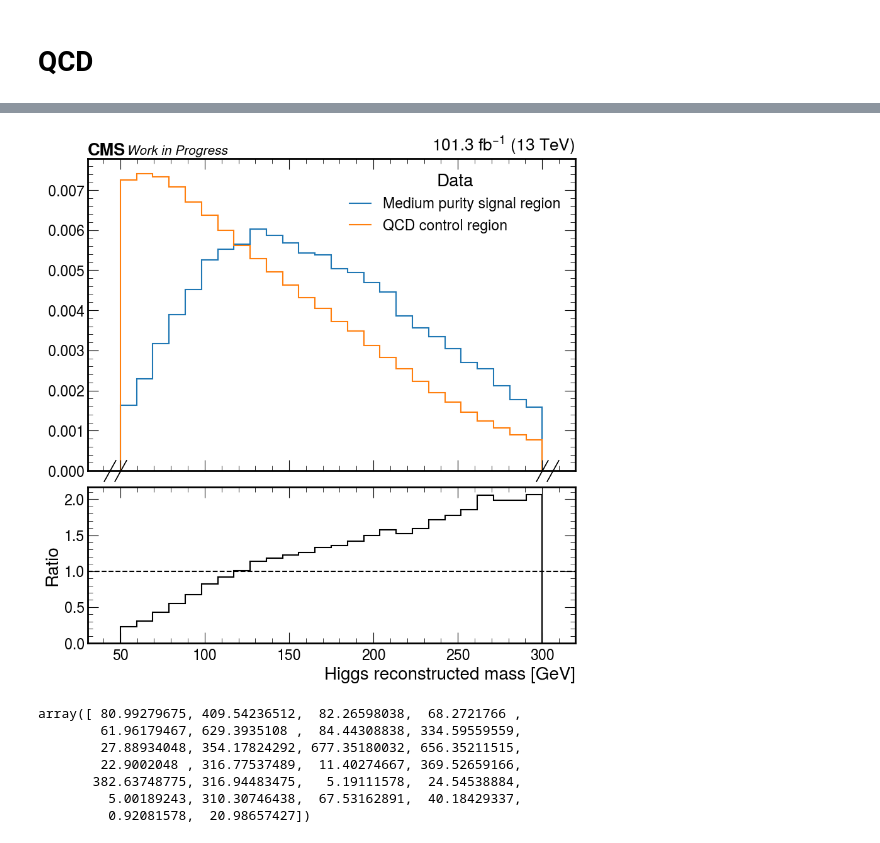
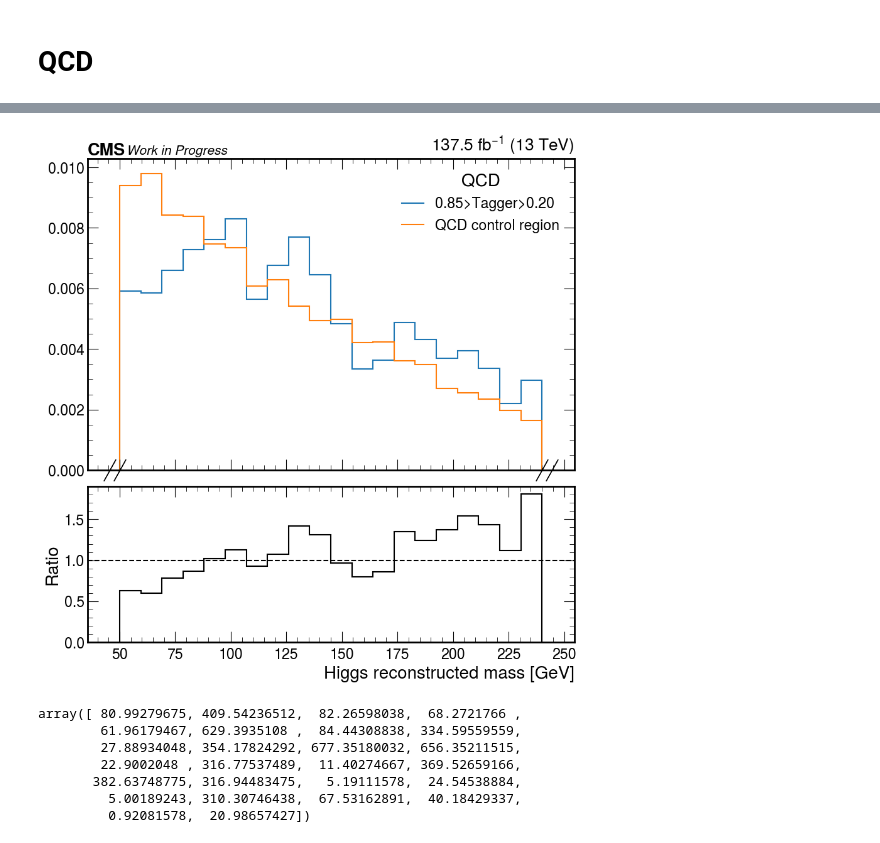
Before and after one commit to quinnanm/boostedhiggs, a Jupyter notebook: binder/hists_plots.ipynb, the cells around one changed output, grey strips where cells are left out. Cells and saved outputs as stored; diff of their text form; code cells hidden in the pictures.

```diff
--- a/binder/hists_plots.ipynb
+++ b/binder/hists_plots.ipynb
@@ -173,13 +173,10 @@ for year in ["2017", "2018"]:
     df1 = events_dict[region][year]["mu"][sample]
     df2 = events_dict[region][year]["ele"][sample]
 
-    df1["weight"] = df1["weight_mu"]
-    df2["weight"] = df2["weight_ele"]
-
     df = pd.concat([df1, df2])
 
     x = df["rec_higgs_m"]
-    w = df["weight"]
+    w = df["event_weight"]
     ax.hist(
         x,
         bins=np.linspace(0,480,bins),
@@ -717,7 +624,7 @@ samples_to_plot = [
     "VH",
     "VBF",
     "ttH",
-#     "QCD",
+    "QCD",
     "DYJets",
     "WJetsLNu",
     "WZQQ",
@@ -888,22 +803,26 @@ array([ 50.,  60.,  70.,  80.,  90., 100., 110., 120., 130., 140., 150.,
 num_sig = dict(sorted(num_sig.items(), key=lambda item: item[1]))
 num_bkg = dict(sorted(num_bkg.items(), key=lambda item: item[1]))
 
-print("\033[1m" + f"{list(presel.keys())[0]} ({','.join(years)}):" + '\033[0m')
+if len(years) == 4:
+    lab = "Run2"
+else:
+    lab = "_".join(years)
 
-# print("------------------------")
+print("\033[1m" + f"{list(presel.keys())[0]} ({lab}):" + '\033[0m')
 
-# print("\033[1m" + rf"s/sqrt(b): {deno_sig/math.sqrt(deno_bkg):.2f}" + '\033[0m')
-# print("------------------------")
+print("------------------------")
+
+print("\033[1m" + rf"s/sqrt(b): {deno_sig/math.sqrt(deno_bkg):.2f}" + '\033[0m')
+print("------------------------")
 
 print(f"Signal: {deno_sig:.2f}")
 for sample in num_sig:
     print(f"- {sample}: {100*(num_sig[sample]/deno_sig):.0f}%")
-#     print(f"- {sample}: {(num_sig[sample]/deno_sig):.3f}%")
 
 print("------------------------")
 print(f"Background: {deno_bkg:.2f}")
 for sample in num_bkg:
-    if sample=="WJetsLNu":
+    if sample=="":
         print("\033[1m" + f"- {sample}: {100*(num_bkg[sample]/deno_bkg):.0f}%")
     else:
         print(f"- {sample}: {100*(num_bkg[sample]/deno_bkg):.0f}%")
@@ -1659,5 +1995,5 @@ def plot_ratio(h, years, region1 = "Medium_signal_region", region2 = "QCD_region
 # %%
-tagger = "fj_ParT_score_finetuned_v2_nor2"
+tagger = "fj_ParT_score_finetuned"
 presel = {
     "High purity signal region": f"({tagger}>0.97)",
     "Medium purity signal region": f"({tagger}<0.97) & ({tagger}>0.85)",
@@ -1672,10 +2008,10 @@ presel = {
 }
 
 channels = ["ele", "mu"]
-years = ["2018", "2017"]
+years = ["2018", "2017", "2016", "2016APV"]
 # years = ["2018"]
 
-sample = "Data"
+sample = "QCD"
 
 # fill histograms
 hists = {}
@@ -1684,7 +2020,7 @@ for var in vars_to_plot:
     if var == "rec_higgs_m":
         hists[var] = hist2.Hist(
             hist2.axis.StrCategory([], name="region", growth=True),
-            hist2.axis.Regular(26, 50, 300, name="var", label=r"Higgs reconstructed mass [GeV]", overflow=True),
+            hist2.axis.Regular(20, 50, 240, name="var", label=r"Higgs reconstructed mass [GeV]", overflow=True),
         )
 
     else:
@@ -1702,7 +2038,10 @@ for var in vars_to_plot:
                     df = events_dict["qcd_region"][year][ch][sample]
                 else:
                     df = events_dict["signal_region"][year][ch][sample]
-                    df = df[df["event_weight"]<140]
+
+                if "High" in k:
+                    if sample == "QCD":
+                        df = df[df["event_weight"]<140]
 
                 df = df.query(v)
 
@@ -1713,14 +2052,14 @@ for var in vars_to_plot:
                 )
 # %%
 plot_ratio(hists["rec_higgs_m"], years,
-           region1 = "Medium purity signal region",
-#            region1 = "0.85>Tagger>0.20",
+#            region1 = "High purity signal region",
+           region1 = "0.85>Tagger>0.20",
            region2 = "QCD control region",
            sample=sample,
-           tag="medium"
+           tag="low"
           )
 # %% [output]
-[figure, old version]
+[figure, new version]
 # %%
 data_val
 # %% [output]
```
Also changed, not shown: parts of 38 cells of this notebook, 4 other files.
